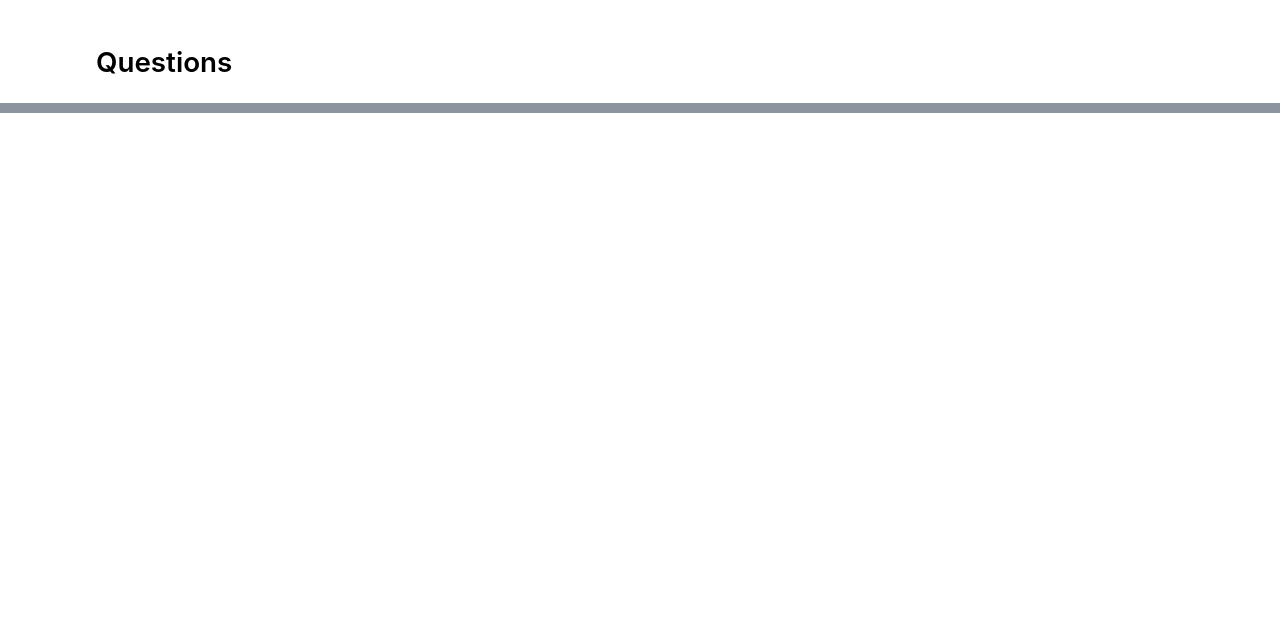
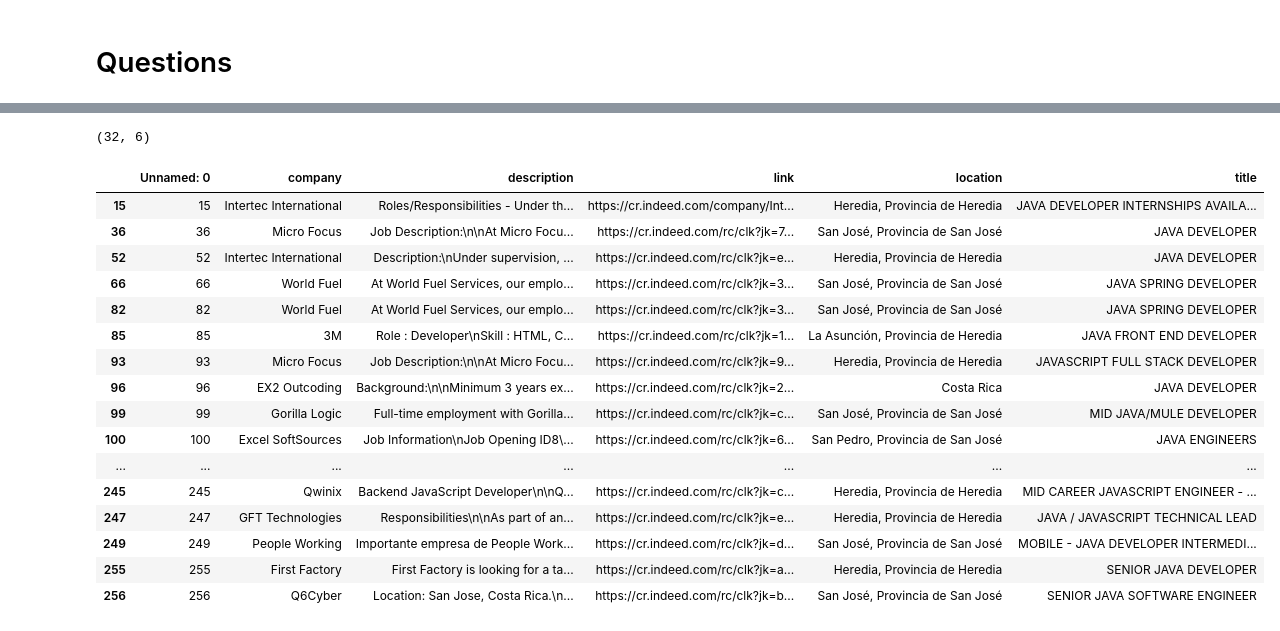
Before and after one commit to andrsGutirrz/JobScraper, a Jupyter notebook: jupyter_files/job_scraper_cr_indeed.ipynb, the cells around one changed output, grey strips where cells are left out. Cells and saved outputs as stored; diff of their text form; code cells hidden in the pictures; blank space fills up the shorter version.

```diff
--- a/jupyter_files/job_scraper_cr_indeed.ipynb
+++ b/jupyter_files/job_scraper_cr_indeed.ipynb
@@ -143,0 +140,2 @@ df.shape
+# %%
+forpie = []
@@ -143,0 +167,26 @@ df.shape
+# %%
+df['title'] = df['title'].str.upper()
+# %%
+java = df[df['title'].str.contains('JAVA', regex=True)]
+display(java.shape)
+display(java)
+forpie.append(('JAVA', java.shape[0]))
+# %% [output]
+(32, 6)
+|  | Unnamed: 0 | company | description | link | location | title |
+| 15 | 15 | Intertec International | Roles/Responsibilities - Under th... | https://cr.indeed.com/company/Int... | Heredia, Provincia de Heredia | JAVA DEVELOPER INTERNSHIPS AVAILA... |
+| 36 | 36 | Micro Focus | Job Description:\n\nAt Micro Focu... | https://cr.indeed.com/rc/clk?jk=7... | San José, Provincia de San José | JAVA DEVELOPER |
+| 52 | 52 | Intertec International | Description:\nUnder supervision, ... | https://cr.indeed.com/rc/clk?jk=e... | Heredia, Provincia de Heredia | JAVA DEVELOPER |
+| 66 | 66 | World Fuel | At World Fuel Services, our emplo... | https://cr.indeed.com/rc/clk?jk=3... | San José, Provincia de San José | JAVA SPRING DEVELOPER |
+| 82 | 82 | World Fuel | At World Fuel Services, our emplo... | https://cr.indeed.com/rc/clk?jk=3... | San José, Provincia de San José | JAVA SPRING DEVELOPER |
+| 85 | 85 | 3M | Role : Developer\nSkill : HTML, C... | https://cr.indeed.com/rc/clk?jk=1... | La Asunción, Provincia de Heredia | JAVA FRONT END DEVELOPER |
+| 93 | 93 | Micro Focus | Job Description:\n\nAt Micro Focu... | https://cr.indeed.com/rc/clk?jk=9... | Heredia, Provincia de Heredia | JAVASCRIPT FULL STACK DEVELOPER |
+| 96 | 96 | EX2 Outcoding | Background:\n\nMinimum 3 years ex... | https://cr.indeed.com/rc/clk?jk=2... | Costa Rica | JAVA DEVELOPER |
+| 99 | 99 | Gorilla Logic | Full-time employment with Gorilla... | https://cr.indeed.com/rc/clk?jk=c... | San José, Provincia de San José | MID JAVA/MULE DEVELOPER |
+| 100 | 100 | Excel SoftSources | Job Information\nJob Opening ID8\... | https://cr.indeed.com/rc/clk?jk=6... | San Pedro, Provincia de San José | JAVA ENGINEERS |
+| ... | ... | ... | ... | ... | ... | ... |
+| 245 | 245 | Qwinix | Backend JavaScript Developer\n\nQ... | https://cr.indeed.com/rc/clk?jk=c... | Heredia, Provincia de Heredia | MID CAREER JAVASCRIPT ENGINEER - ... |
+| 247 | 247 | GFT Technologies | Responsibilities\n\nAs part of an... | https://cr.indeed.com/rc/clk?jk=e... | Heredia, Provincia de Heredia | JAVA / JAVASCRIPT TECHNICAL LEAD |
+| 249 | 249 | People Working | Importante empresa de People Work... | https://cr.indeed.com/rc/clk?jk=d... | San José, Provincia de San José | MOBILE - JAVA DEVELOPER INTERMEDI... |
+| 255 | 255 | First Factory | First Factory is looking for a ta... | https://cr.indeed.com/rc/clk?jk=a... | Heredia, Provincia de Heredia | SENIOR JAVA DEVELOPER |
+| 256 | 256 | Q6Cyber | Location: San Jose, Costa Rica.\n... | https://cr.indeed.com/rc/clk?jk=b... | San José, Provincia de San José | SENIOR JAVA SOFTWARE ENGINEER |
```
Also changed, not shown: parts of 13 cells of this notebook.
